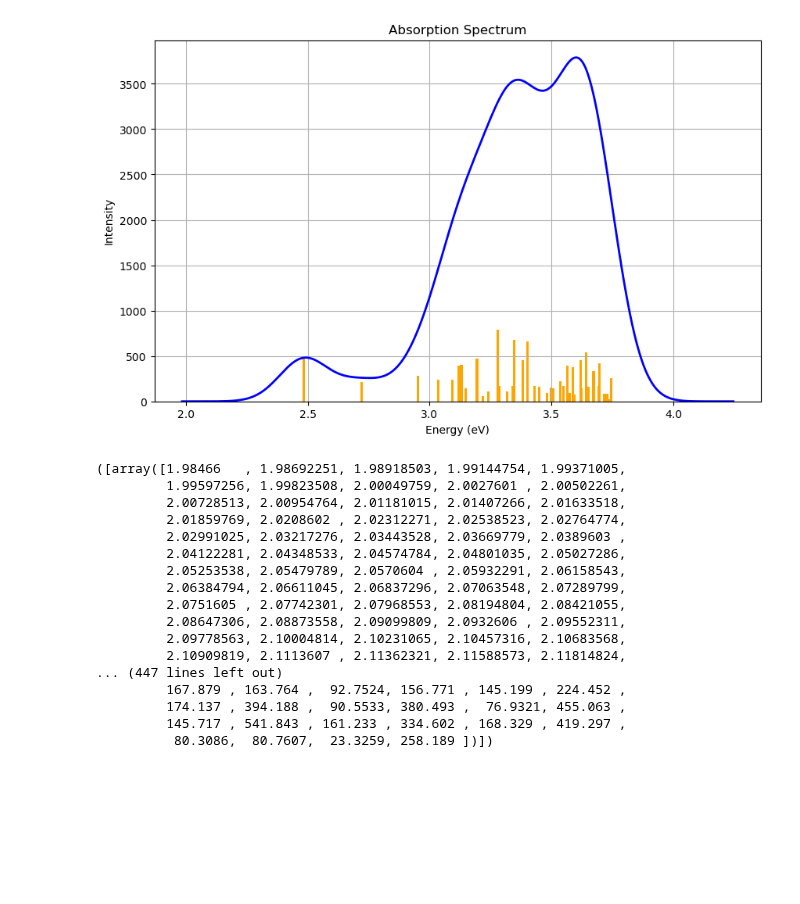
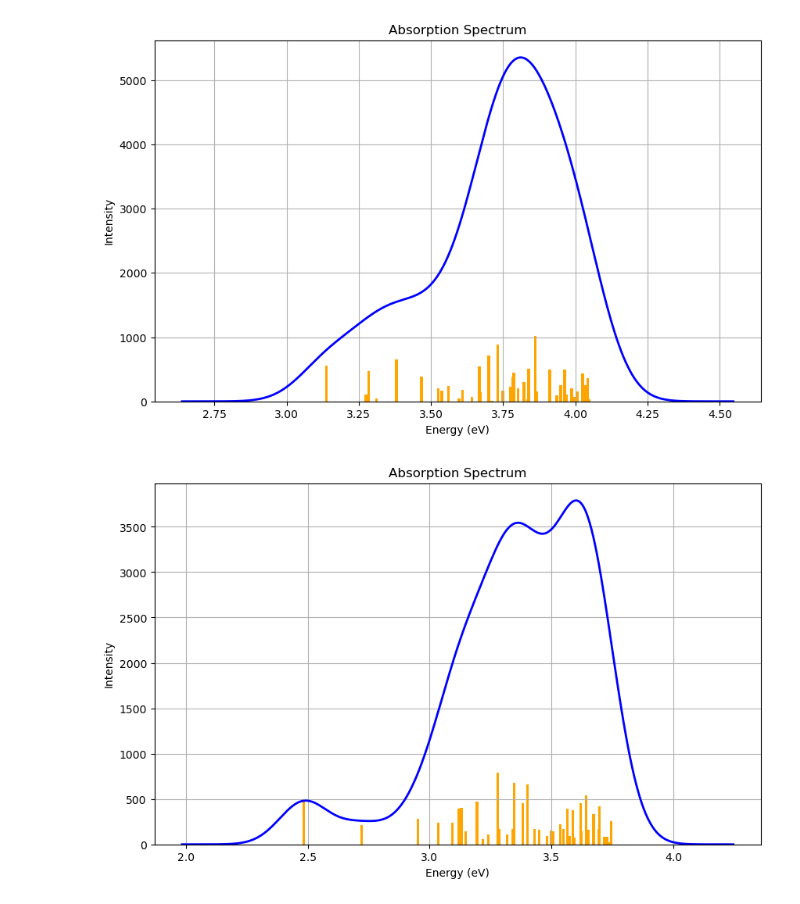
Before and after one commit to Aguiario/ORCA_and_Gaussian, a Jupyter notebook: ORCA_ABS/test.ipynb, the cells around one changed output. Cells and saved outputs as stored; diff of their text form; code cells hidden in the pictures; blank space fills up the shorter version.

```diff
--- a/ORCA_ABS/test.ipynb
+++ b/ORCA_ABS/test.ipynb
@@ -4,24 +4,12 @@ import matplotlib.pyplot as plt
 import numpy as np
 import os
 # %%
-file_path = os.path.join("data", "Cu_II_nr40_s.tsv")
-utl.plot(file_path)
+file_path_Cu_I = os.path.join("data", "Cu_I_nr40.tsv")
+curve_Cu_I, bar_Cu_I = utl.plot(file_path_Cu_I)
 # %% [output]
-[figure, old version]
+[figure, new version]
-([array([1.98466   , 1.98692251, 1.98918503, 1.99144754, 1.99371005,
-         1.99597256, 1.99823508, 2.00049759, 2.0027601 , 2.00502261,
-         2.00728513, 2.00954764, 2.01181015, 2.01407266, 2.01633518,
-         2.01859769, 2.0208602 , 2.02312271, 2.02538523, 2.02764774,
-         2.02991025, 2.03217276, 2.03443528, 2.03669779, 2.0389603 ,
-         2.04122281, 2.04348533, 2.04574784, 2.04801035, 2.05027286,
-         2.05253538, 2.05479789, 2.0570604 , 2.05932291, 2.06158543,
-         2.06384794, 2.06611045, 2.06837296, 2.07063548, 2.07289799,
-         2.0751605 , 2.07742301, 2.07968553, 2.08194804, 2.08421055,
-         2.08647306, 2.08873558, 2.09099809, 2.0932606 , 2.09552311,
-         2.09778563, 2.10004814, 2.10231065, 2.10457316, 2.10683568,
-         2.10909819, 2.1113607 , 2.11362321, 2.11588573, 2.11814824,
-... (447 lines left out)
-         167.879 , 163.764 ,  92.7524, 156.771 , 145.199 , 224.452 ,
-         174.137 , 394.188 ,  90.5533, 380.493 ,  76.9321, 455.063 ,
-         145.717 , 541.843 , 161.233 , 334.602 , 168.329 , 419.297 ,
-          80.3086,  80.7607,  23.3259, 258.189 ])])
+# %%
+file_path_Cu_II = os.path.join("data", "Cu_II_nr40.tsv")
+curve_Cu_II, bar_Cu_II = utl.plot(file_path_Cu_II)
+# %% [output]
+[figure, added]
```
Also changed, not shown: parts of 5 cells of this notebook, 2 other files.
